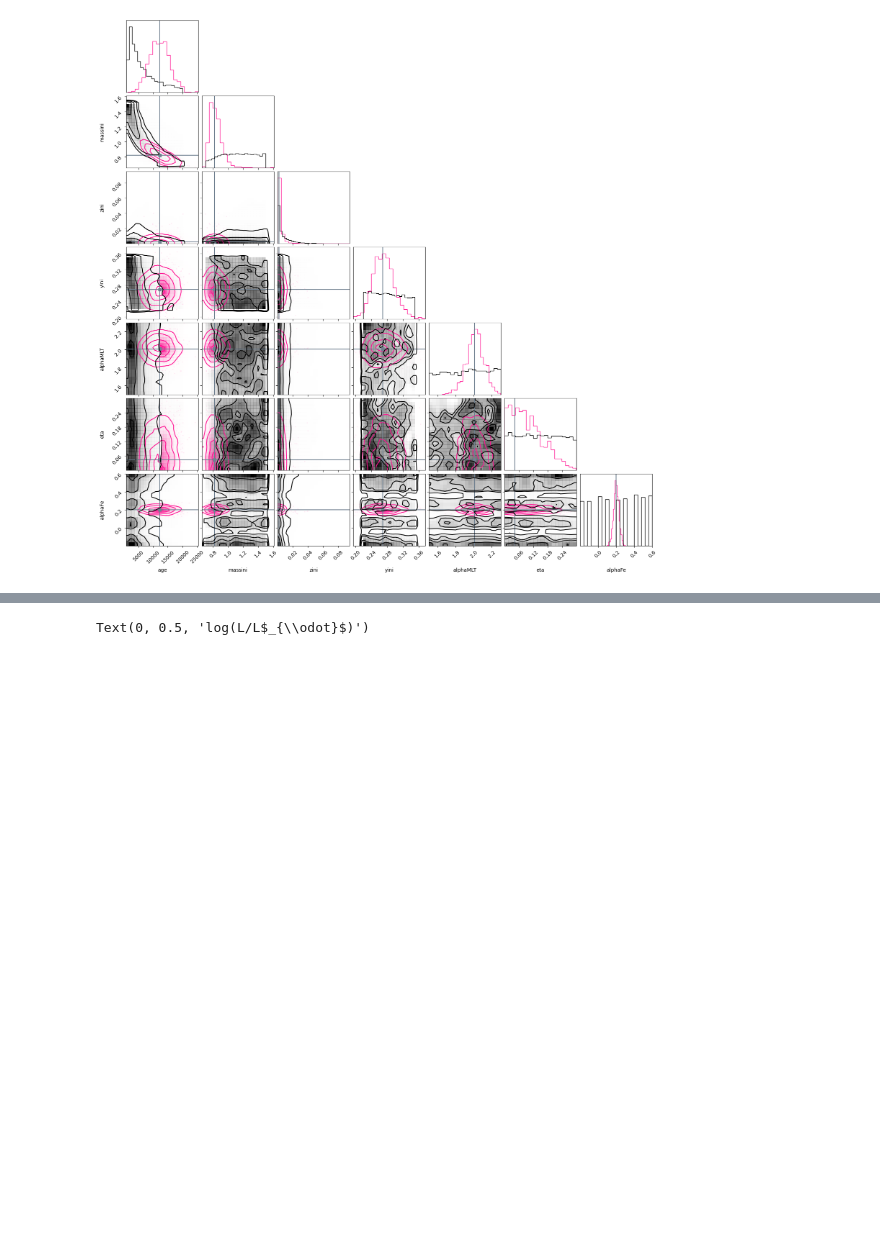
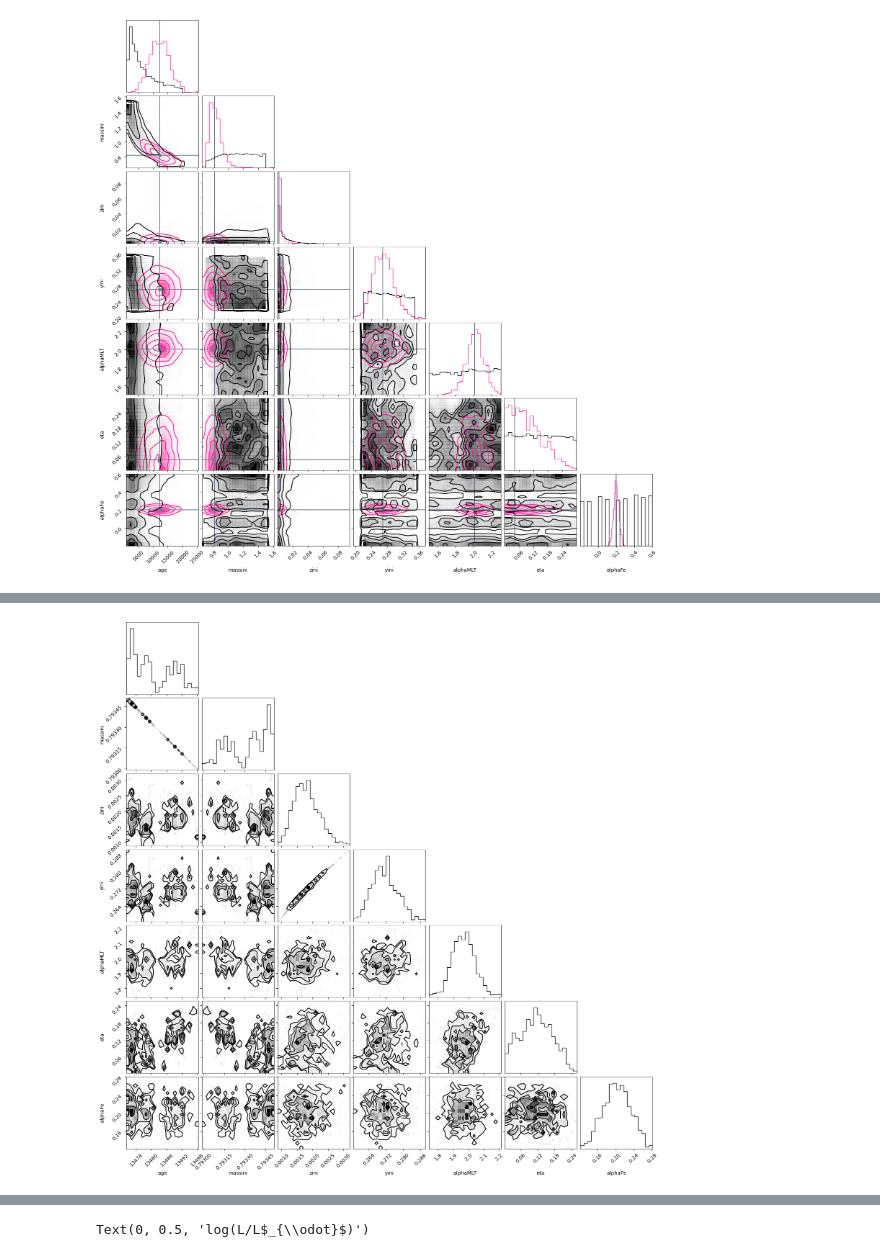
Before and after one commit to ehatt98/M4-hierarchical, a Jupyter notebook: notebooks/test-sampling-hierarchical-age.ipynb, the cells around one changed output, grey strips where cells are left out. Saved outputs shown, nothing was run; the diff lists cells and outputs as text; code cells hidden in the pictures; blank space fills up the shorter version.

```diff
--- a/notebooks/test-sampling-hierarchical-age.ipynb
+++ b/notebooks/test-sampling-hierarchical-age.ipynb
@@ -287,0 +269,5 @@ plt.show()
+# %%
+corner.corner(data, group="posterior", var_names = ['age', 'massini', 'zini', 'yini', 'alphaMLT', 'eta', 'alphaFe'], coords = {'star':0})
+plt.show()
+# %% [output]
+[figure, added]
```
Also changed, not shown: parts of 10 cells of this notebook, 2 other files.
